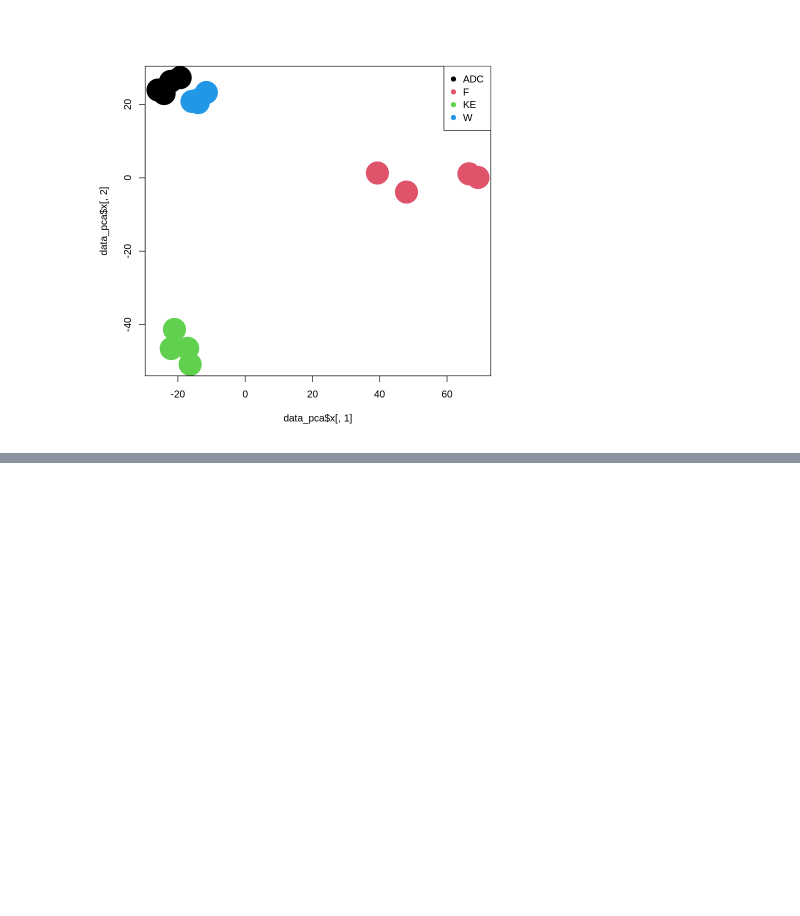
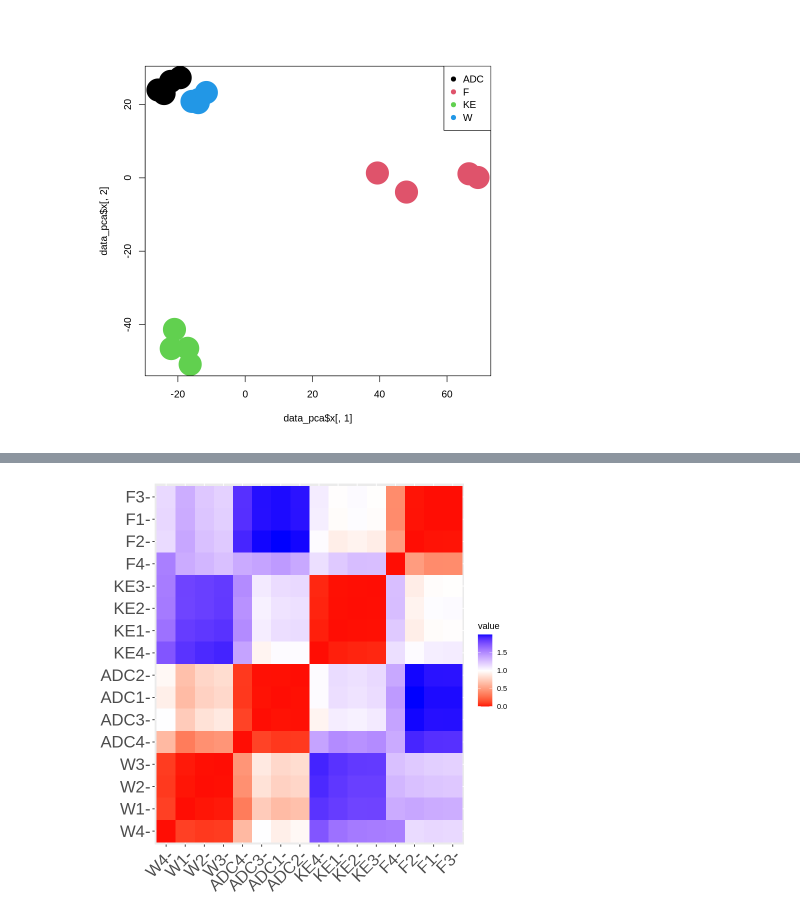
Before and after one commit to kamclar/statisticka_analyza_dat_cviceni, a Jupyter notebook: Lesson_12.ipynb, the cells around one changed output, grey strips where cells are left out. Cells and saved outputs as stored; diff of their text form; code cells hidden in the pictures; blank space fills up the shorter version.

```diff
--- a/Lesson_12.ipynb
+++ b/Lesson_12.ipynb
@@ -604,0 +627,4 @@ legend("topright",
+# %%
+df <- data.frame( data_pca$x[, 1], data_pca$x[, 2], data_pca$x[, 3], data_pca$x[, 4])
+colnames(df) <- c( 'PC1', 'PC2', 'PC3', 'PC4')
+head(df, 5)
@@ -604,0 +640,3 @@ legend("topright",
+# %%
+data_dist <- get_dist(df, method = "pearson")
+head(round(as.matrix(data_dist), 2))[, 1:6]
@@ -604,0 +652,5 @@ legend("topright",
+# %%
+# Visualize the dissimilarity matrix
+fviz_dist(data_dist, lab_size = 20)
+# %% [output]
+[figure, added]
```
Also changed, not shown: parts of 30 cells of this notebook.
